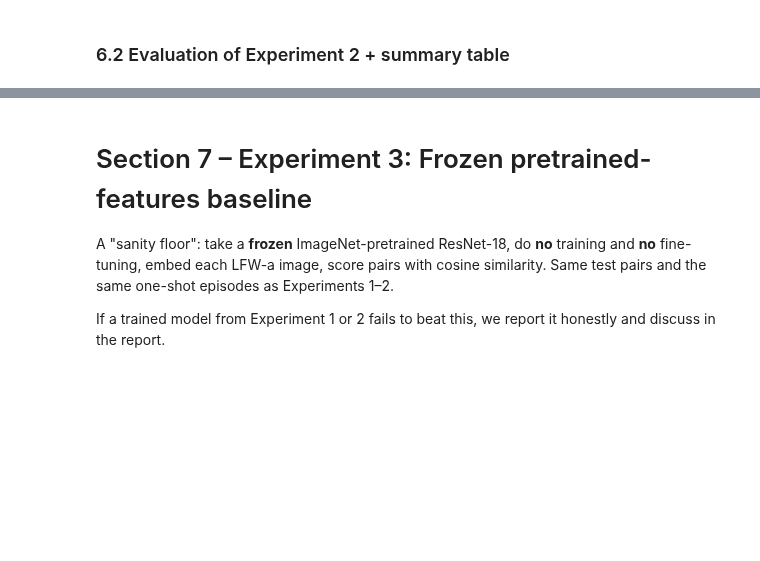
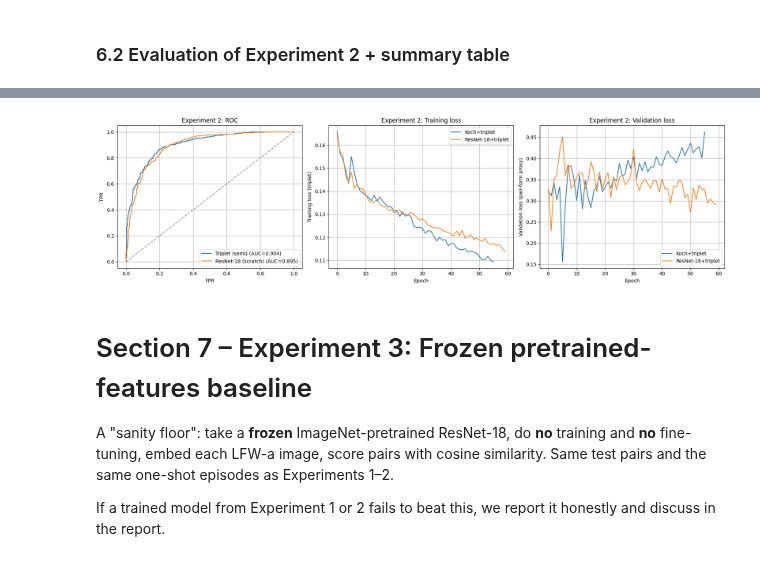
Before and after one commit to ChenFryd/DL-Assignments, a Jupyter notebook: Assignment2/face_verification_siamese.ipynb, the cells around one changed output, grey strips where cells are left out. Cells and saved outputs as stored; diff of their text form; code cells hidden in the pictures; blank space fills up the shorter version.

```diff
--- a/Assignment2/face_verification_siamese.ipynb
+++ b/Assignment2/face_verification_siamese.ipynb
@@ -1427,3 +1527,29 @@ ResNet-18 (scratch)        0.733   0.814     153.9     0.784   0.508   0.304
+# %%
+fig, ax = plt.subplots(1, 3, figsize=(18, 5))
+
+# (1) ROC overlay
+for r in EXP2_RESULTS:
+    ax[0].plot(r["fpr"], r["tpr"], label=f"{r['name']} (AUC={r['auc']:.3f})")
+ax[0].plot([0, 1], [0, 1], "k--", alpha=0.4)
+ax[0].set_xlabel("FPR"); ax[0].set_ylabel("TPR"); ax[0].set_title("Experiment 2: ROC")
+ax[0].legend(); ax[0].grid(True)
+
+_e2_curves = [("Koch+triplet", hist_triplet), ("ResNet-18+triplet", hist_resnet)]
+
+# (2) Training loss
+for name, h in _e2_curves:
+    ax[1].plot(h["train_loss"], label=name)
+ax[1].set_xlabel("Epoch"); ax[1].set_ylabel("Training loss (triplet)")
+ax[1].set_title("Experiment 2: Training loss"); ax[1].legend(); ax[1].grid(True)
+
+# (3) Validation loss (pair-form proxy on squared L2; see §4.2 comment)
+for name, h in _e2_curves:
+    ax[2].plot(h["val_loss"], label=name)
+ax[2].set_xlabel("Epoch"); ax[2].set_ylabel("Validation loss (pair-form proxy)")
+ax[2].set_title("Experiment 2: Validation loss"); ax[2].legend(); ax[2].grid(True)
+plt.tight_layout(); plt.show()
+# %% [output]
+[figure, added]
 # %% [markdown]
 # Section 7 – Experiment 3: Frozen pretrained-features baseline
 
```
Also changed, not shown: parts of 33 cells of this notebook, 14 other files.
